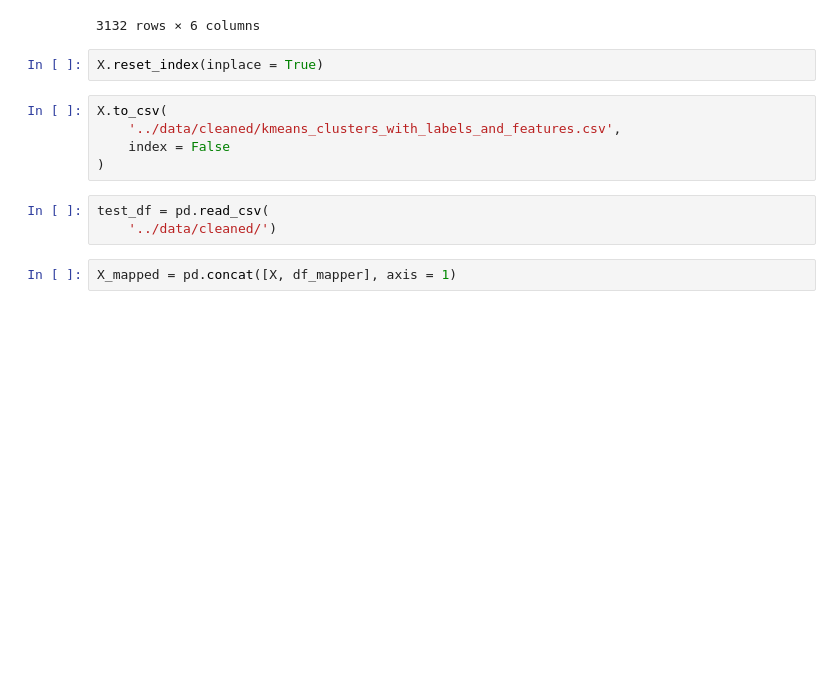
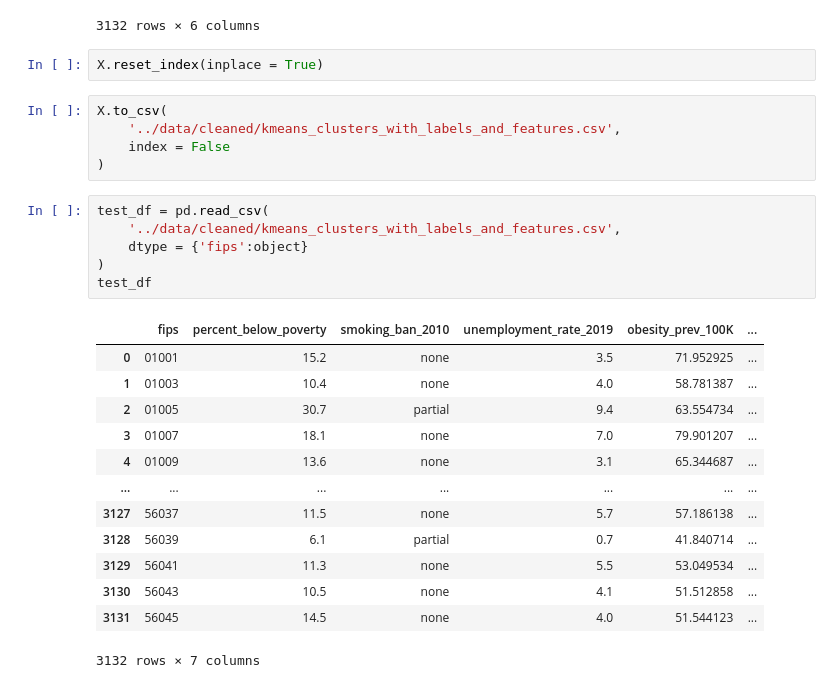
Before and after one commit to calculaterceec/Proj4Team2, a Jupyter notebook: code/02-3-Modeling.ipynb, the cells around one changed output. Saved outputs shown, nothing was run; the diff lists cells and outputs as text; blank space fills up the shorter version.

```diff
--- a/code/02-3-Modeling.ipynb
+++ b/code/02-3-Modeling.ipynb
@@ -349,6 +349,21 @@ X.to_csv(
 )
 # %%
 test_df = pd.read_csv(
-    '../data/cleaned/')
+    '../data/cleaned/kmeans_clusters_with_labels_and_features.csv',
+    dtype = {'fips':object}
+)
+test_df
+# %% [output]
+|  | fips | percent_below_poverty | smoking_ban_2010 | unemployment_rate_2019 | obesity_prev_100K | ... |
+| 0 | 01001 | 15.2 | none | 3.5 | 71.952925 | ... |
+| 1 | 01003 | 10.4 | none | 4.0 | 58.781387 | ... |
+| 2 | 01005 | 30.7 | partial | 9.4 | 63.554734 | ... |
+| 3 | 01007 | 18.1 | none | 7.0 | 79.901207 | ... |
+| 4 | 01009 | 13.6 | none | 3.1 | 65.344687 | ... |
+| ... | ... | ... | ... | ... | ... | ... |
+| 3127 | 56037 | 11.5 | none | 5.7 | 57.186138 | ... |
+| 3128 | 56039 | 6.1 | partial | 0.7 | 41.840714 | ... |
+| 3129 | 56041 | 11.3 | none | 5.5 | 53.049534 | ... |
+| 3130 | 56043 | 10.5 | none | 4.1 | 51.512858 | ... |
+| 3131 | 56045 | 14.5 | none | 4.0 | 51.544123 | ... |
+3132 rows × 7 columns
-# %%
-X_mapped = pd.concat([X, df_mapper], axis = 1)
```
Also changed, not shown: 1 other file.
